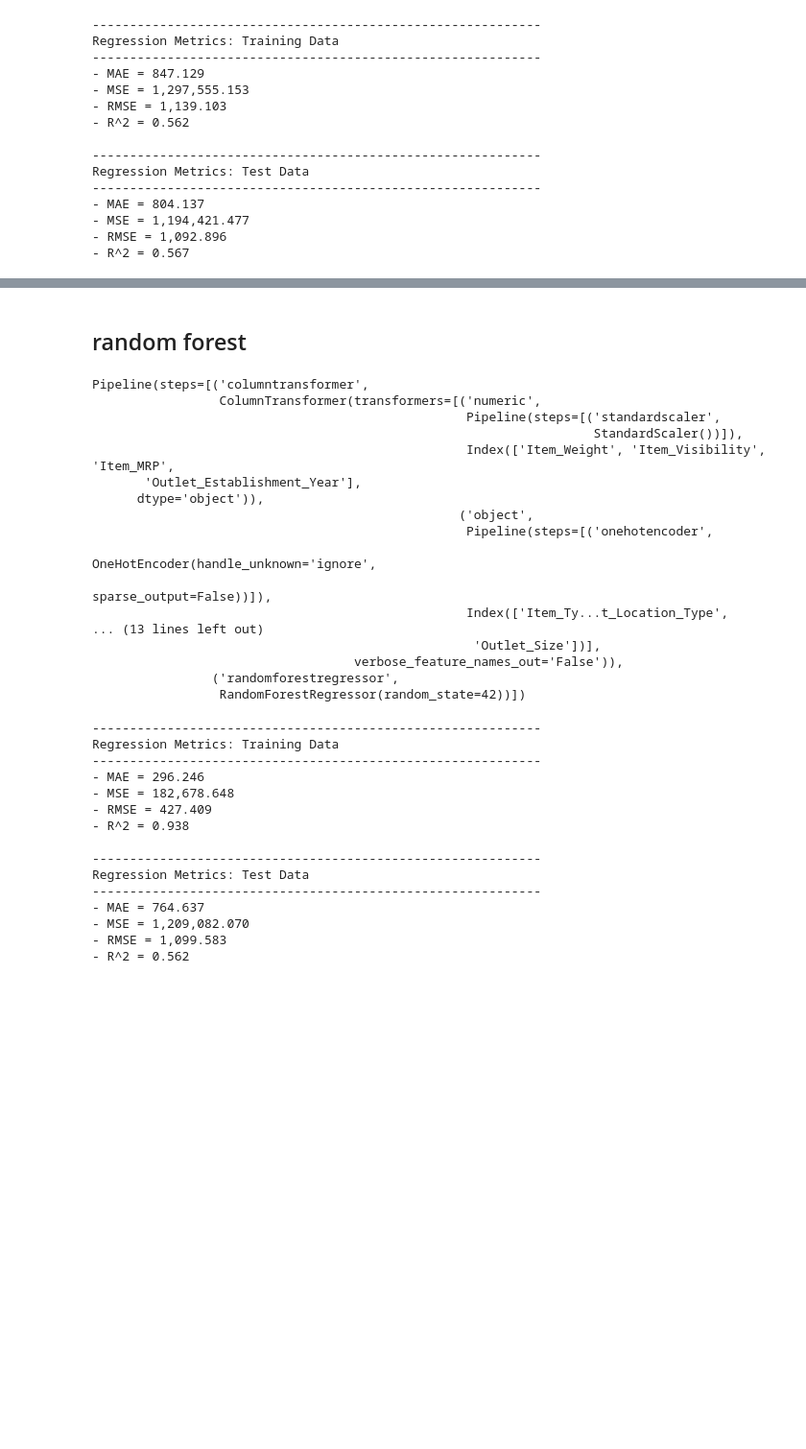
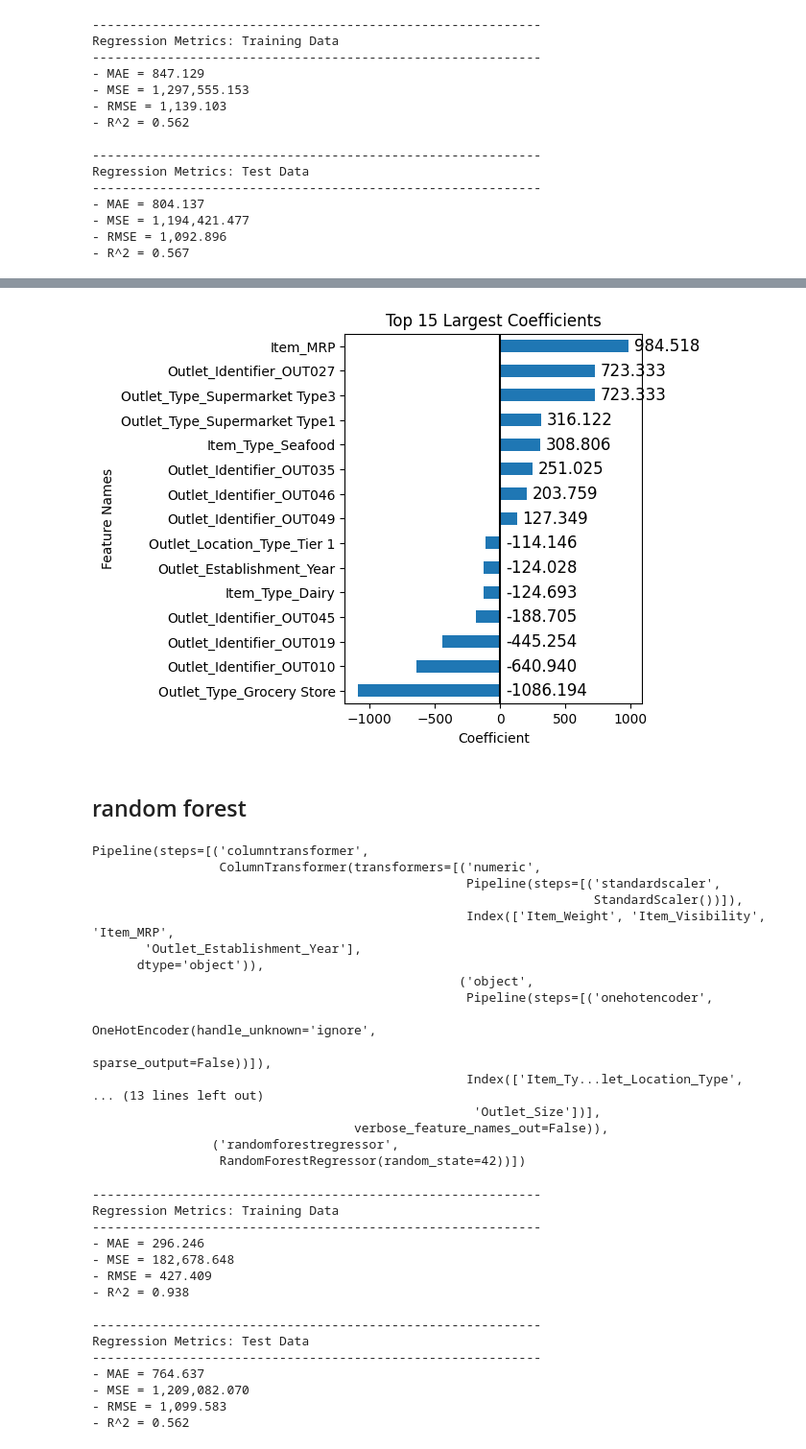
Before and after one commit to dalalyassin/Prediction-of-Product-Sales, a Jupyter notebook: Data_Cleaning.ipynb, the cells around one changed output, grey strips where cells are left out. Shown at 96% size. Drawn from its saved outputs; the diff is of its cells as text; code cells hidden in the pictures; blank space fills up the shorter version.

```diff
--- a/Data_Cleaning.ipynb
+++ b/Data_Cleaning.ipynb
@@ -418,7 +418,7 @@ ord_tuple = ('ordinal', ord_pipe, ord_cols)
 # %%
 from sklearn.compose import ColumnTransformer
 #- Create a column transformer object that encompasses the 3 preprocessing pipelines from the previous assignment.
-col_transformer = ColumnTransformer([num_tuple, cat_tuple , ord_tuple], verbose_feature_names_out='False')
+col_transformer = ColumnTransformer([num_tuple, cat_tuple , ord_tuple], verbose_feature_names_out=False)
 # %% [markdown]
 ## regressor function
 # %%
@@ -547,0 +556,5 @@ feature_importance.head()
+# %%
+coeffs = pd.Series(lin_reg.coef_, index=feature_names,
+                        name='Coefficients')
+coeffs.loc['intercept'] = lin_reg.intercept_
+coeffs.head()
@@ -548,3 +615,7 @@ feature_importance.head()
+# %%
+plot_coeffs(coeffs,top_n=15,intercept=False,annotate=True);
+# %% [output]
+[figure, added]
 # %% [markdown]
 ## random forest
 # %%
@@ -567,10 +638,10 @@ Pipeline(steps=[('columntransformer',
                                                   Pipeline(steps=[('onehotencoder',
                                                                    OneHotEncoder(handle_unknown='ignore',
                                                                                  sparse_output=False))]),
-                                                  Index(['Item_Ty...t_Location_Type',
+                                                  Index(['Item_Ty...let_Location_Type',
 ... (13 lines left out)
                                                    'Outlet_Size'])],
-                                   verbose_feature_names_out='False')),
+                                   verbose_feature_names_out=False)),
                 ('randomforestregressor',
                  RandomForestRegressor(random_state=42))])
 # %%
```
Also changed, not shown: parts of 10 cells of this notebook.
